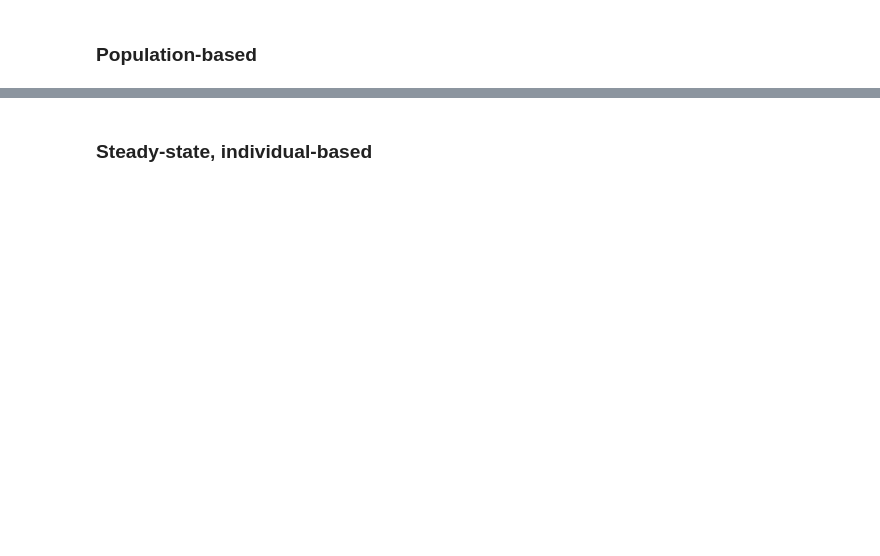
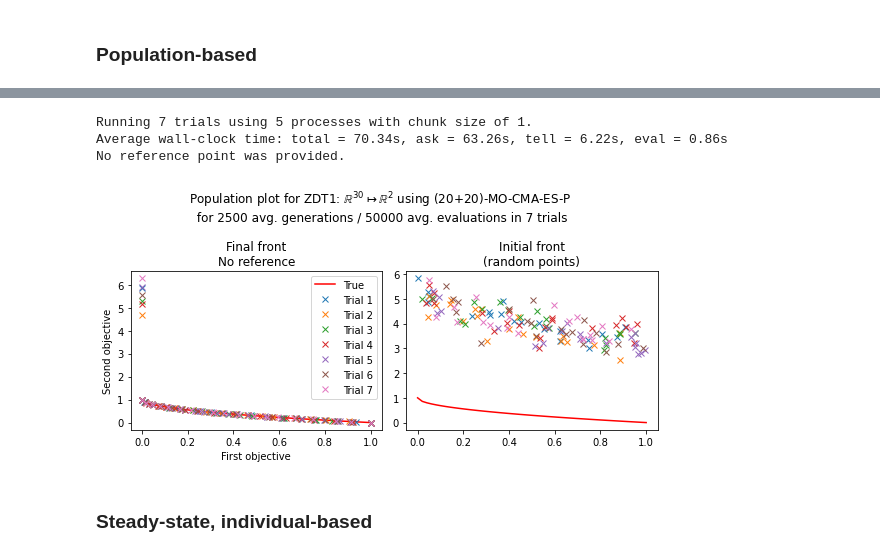
Before and after one commit to pocs-anguilla/anguilla, a Jupyter notebook: notebooks/experiments/mocma/zdt.ipynb, the cells around one changed output, grey strips where cells are left out. Cells and saved outputs as stored; diff of their text form; code cells hidden in the pictures; blank space fills up the shorter version.

```diff
--- a/notebooks/experiments/mocma/zdt.ipynb
+++ b/notebooks/experiments/mocma/zdt.ipynb
@@ -131,3 +138,10 @@ No reference point was provided.
+# %%
+fig = run("zdt1", implementation="python")
+# %% [output]
+Running 7 trials using 5 processes with chunk size of 1.
+Average wall-clock time: total = 70.34s, ask = 63.26s, tell = 6.22s, eval = 0.86s
+No reference point was provided.
+[figure, added]
 # %% [markdown]
 ### Steady-state, individual-based
 # %%
```
Also changed, not shown: parts of 6 cells of this notebook, 3 other files.
